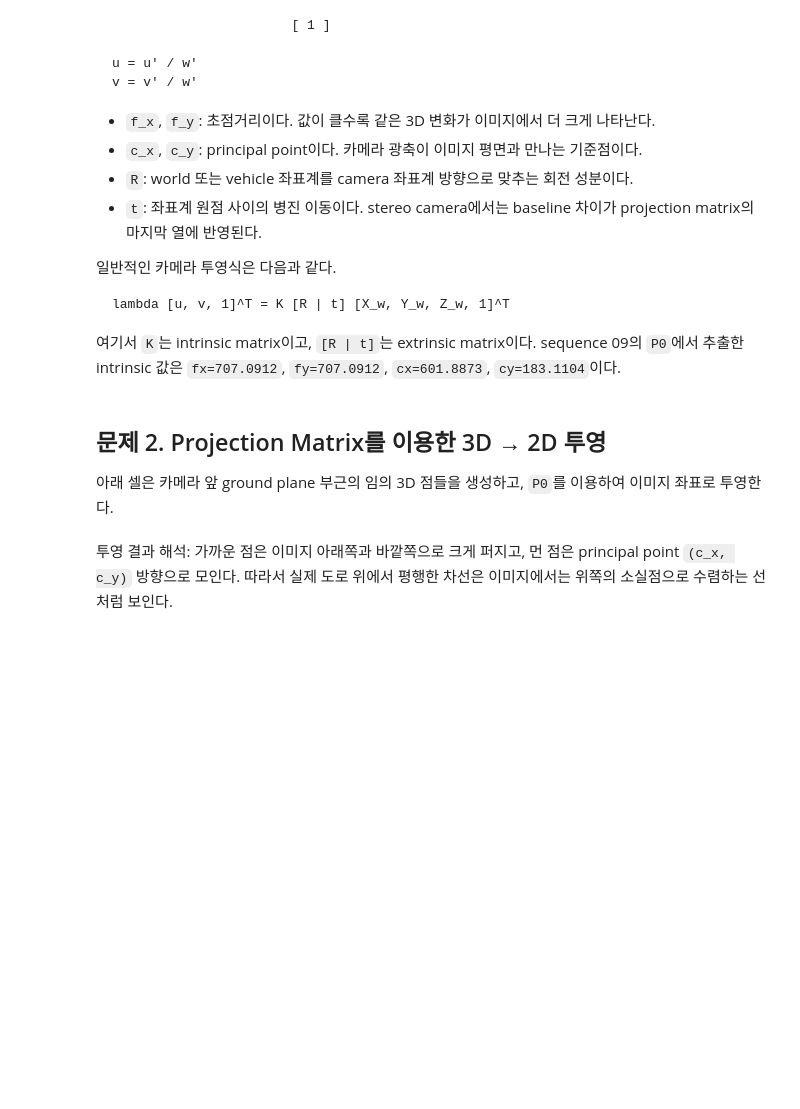
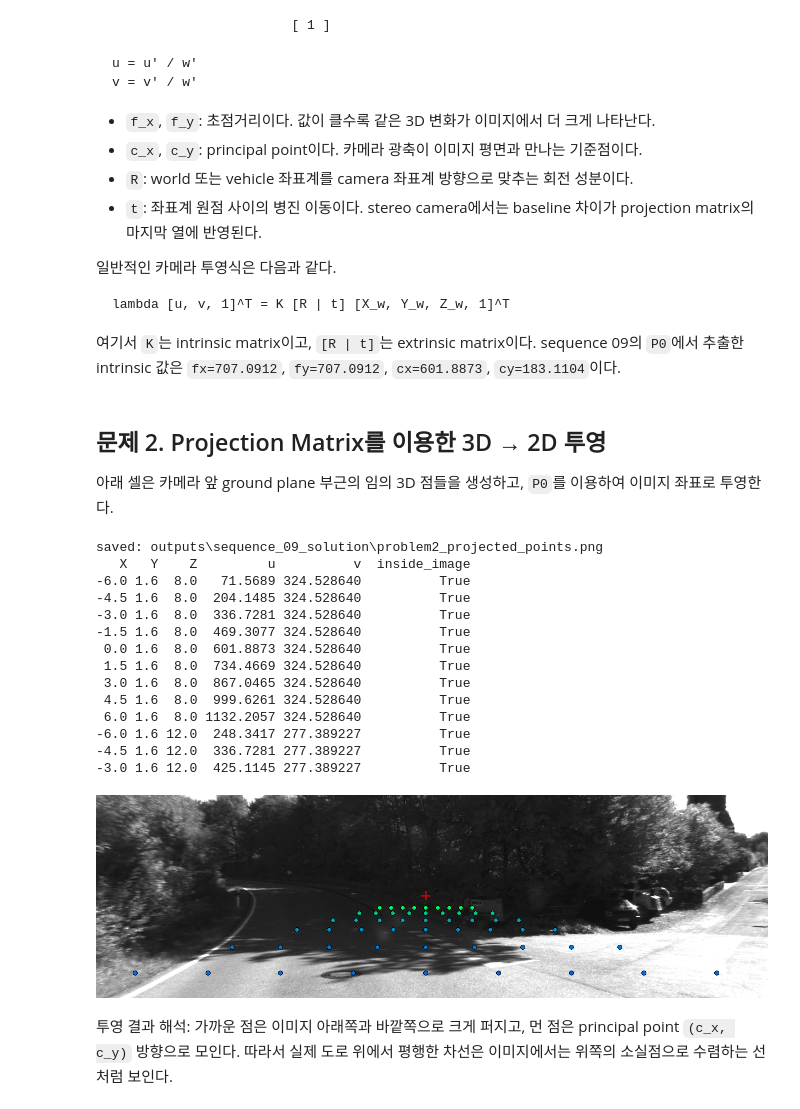
Before and after one commit to hyoeun02/Auto_V, a Jupyter notebook: ClassAuto_BayesianClassifier_solution.ipynb, the cells around one changed output. Saved outputs shown, nothing was run; the diff lists cells and outputs as text; code cells hidden in the pictures; blank space fills up the shorter version.

Commit message:
Save executed notebook outputs

```diff
--- a/ClassAuto_BayesianClassifier_solution.ipynb
+++ b/ClassAuto_BayesianClassifier_solution.ipynb
@@ -129,28 +160,45 @@ lambda [u, v, 1]^T = K [R | t] [X_w, Y_w, Z_w, 1]^T
 # %%
 xs = np.linspace(-6, 6, 9)
 zs = np.array([8, 12, 18, 25, 35, 50])
 points = np.array([[x, 1.6, z] for z in zs for x in xs], dtype=float)
 uv, valid = project_points(P0, points)
 inside = valid & (uv[:, 0] >= 0) & (uv[:, 0] < W) & (uv[:, 1] >= 0) & (uv[:, 1] < H)
 
-fig, ax = plt.subplots(figsize=(12, 4))
 if frames:
-    ax.imshow(Image.open(frames[0]).convert("RGB"))
+    projection_img = Image.open(frames[0]).convert("RGB")
 else:
-    ax.imshow(np.full((H, W, 3), 245, dtype=np.uint8))
-sc = ax.scatter(uv[inside, 0], uv[inside, 1], c=points[inside, 2], cmap="viridis", s=35)
-ax.scatter([cx], [cy], marker="x", c="red", s=80, label="principal point")
-ax.set_xlim(0, W)
-ax.set_ylim(H, 0)
-ax.set_title("3D points projected by P0")
-ax.legend()
-plt.colorbar(sc, ax=ax, label="Z distance")
-plt.show()
+    projection_img = Image.new("RGB", (W, H), (245, 245, 245))
+draw = ImageDraw.Draw(projection_img)
 
-pd.DataFrame({
+for (u, v), z, ok in zip(uv, points[:, 2], inside):
+    if ok:
+        color = (0, int(80 + min(z, 50) / 50 * 170), 255 - int(min(z, 50) / 50 * 170))
+        draw.ellipse((u - 4, v - 4, u + 4, v + 4), fill=color, outline=(0, 0, 0))
+draw.line((cx - 8, cy, cx + 8, cy), fill=(255, 0, 0), width=2)
+draw.line((cx, cy - 8, cx, cy + 8), fill=(255, 0, 0), width=2)
+save_image(projection_img, "problem2_projected_points.png")
+
+projection_table = pd.DataFrame({
     "X": points[:, 0], "Y": points[:, 1], "Z": points[:, 2],
     "u": uv[:, 0], "v": uv[:, 1], "inside_image": inside
-}).head(12)
+})
+print(projection_table.head(12).to_string(index=False))
+# %% [output]
+saved: outputs\sequence_09_solution\problem2_projected_points.png
+   X   Y    Z         u          v  inside_image
+-6.0 1.6  8.0   71.5689 324.528640          True
+-4.5 1.6  8.0  204.1485 324.528640          True
+-3.0 1.6  8.0  336.7281 324.528640          True
+-1.5 1.6  8.0  469.3077 324.528640          True
+ 0.0 1.6  8.0  601.8873 324.528640          True
+ 1.5 1.6  8.0  734.4669 324.528640          True
+ 3.0 1.6  8.0  867.0465 324.528640          True
+ 4.5 1.6  8.0  999.6261 324.528640          True
+ 6.0 1.6  8.0 1132.2057 324.528640          True
+-6.0 1.6 12.0  248.3417 277.389227          True
+-4.5 1.6 12.0  336.7281 277.389227          True
+-3.0 1.6 12.0  425.1145 277.389227          True
+[figure, added]
 # %% [markdown]
 투영 결과 해석: 가까운 점은 이미지 아래쪽과 바깥쪽으로 크게 퍼지고, 먼 점은 principal point `(c_x, c_y)` 방향으로 모인다. 따라서 실제 도로 위에서 평행한 차선은 이미지에서는 위쪽의 소실점으로 수렴하는 선처럼 보인다.
 # %% [markdown]
```
Also changed, not shown: parts of 6 cells of this notebook.
